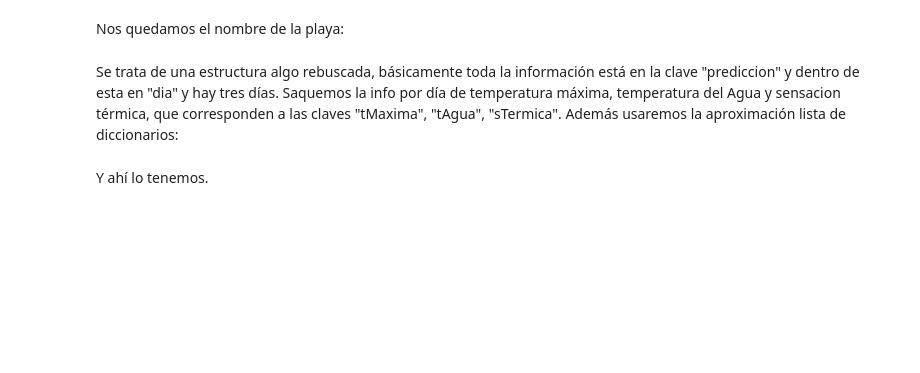
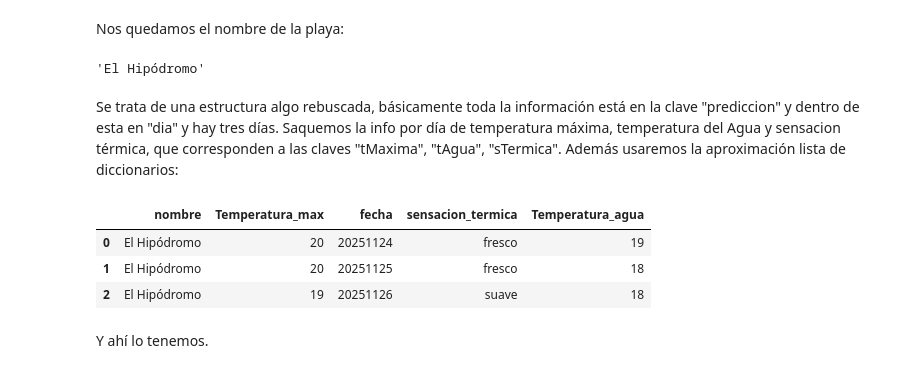
Before and after one commit to dianahoyos/DS_Online_Diana_Hoyos, a Jupyter notebook: 03_Data_Analysis/Sprint_06/Unidad_02_Procesado_Datos_Externos_Web_Scraping_APIs/01_Workout/08_API_II_Ejemplo.ipynb, the cells around one changed output. Saved outputs shown, nothing was run; the diff lists cells and outputs as text; code cells hidden in the pictures; blank space fills up the shorter version.

```diff
--- a/03_Data_Analysis/Sprint_06/Unidad_02_Procesado_Datos_Externos_Web_Scraping_APIs/01_Workout/08_API_II_Ejemplo.ipynb
+++ b/03_Data_Analysis/Sprint_06/Unidad_02_Procesado_Datos_Externos_Web_Scraping_APIs/01_Workout/08_API_II_Ejemplo.ipynb
@@ -115,6 +122,6 @@ print(response.status_code)
 # %% [markdown]
 Código correcto, obtengamos la información a través del método `json()` y veamos si lo podemos leer directamente con Pandas
 # %%
-datos = response.json
+datos = response.json()
 datos
 # %% [output]
@@ -122,2 +132,5 @@ datos
 # %% [markdown]
 Pues va a ser que no, los datos y los metadatos son otras dos direcciones http. ¿Cómo hacemos? Usaremos `request` una vez más para traernos esos datos
+# %%
+informacion = requests.get(datos["datos"])
+informacion_dict = informacion.json()
@@ -124,7 +157,32 @@ Pues va a ser que no, los datos y los metadatos son otras dos direcciones http.
 # %% [markdown]
 Nos quedamos el nombre de la playa:
+# %%
+
+nombre_playa = informacion_dict[0]["nombre"]
+nombre_playa
+# %% [output]
+'El Hipódromo'
 # %% [markdown]
 Se trata de una estructura algo rebuscada, básicamente toda la información está en la clave "prediccion" y dentro de esta en "dia" y hay tres días. Saquemos la info por día de temperatura máxima, temperatura del Agua y sensacion térmica, que corresponden a las claves "tMaxima", "tAgua", "sTermica". Además usaremos la aproximación lista de diccionarios:
+# %%
+lista_predicciones = []
+for datos_dia in informacion_dict[0]["prediccion"]["dia"]:
+    datos_salida = {
+        "nombre": nombre_playa
+    }
+
+    datos_salida["Temperatura_max"]= datos_dia["tMaxima"]["valor1"]
+    datos_salida["fecha"]= datos_dia["fecha"]
+    datos_salida["sensacion_termica"]= datos_dia["sTermica"]["descripcion1"]
+    datos_salida["Temperatura_agua"]= datos_dia["tAgua"]["valor1"]
+    lista_predicciones.append(datos_salida.copy())
+
+pd.DataFrame(lista_predicciones)
+# %% [output]
+|  | nombre | Temperatura_max | fecha | sensacion_termica | Temperatura_agua |
+| 0 | El Hipódromo | 20 | 20251124 | fresco | 19 |
+| 1 | El Hipódromo | 20 | 20251125 | fresco | 18 |
+| 2 | El Hipódromo | 19 | 20251126 | suave | 18 |
 # %% [markdown]
 
 Y ahí lo tenemos.
```
Also changed, not shown: parts of 3 cells of this notebook, 1 other file.
